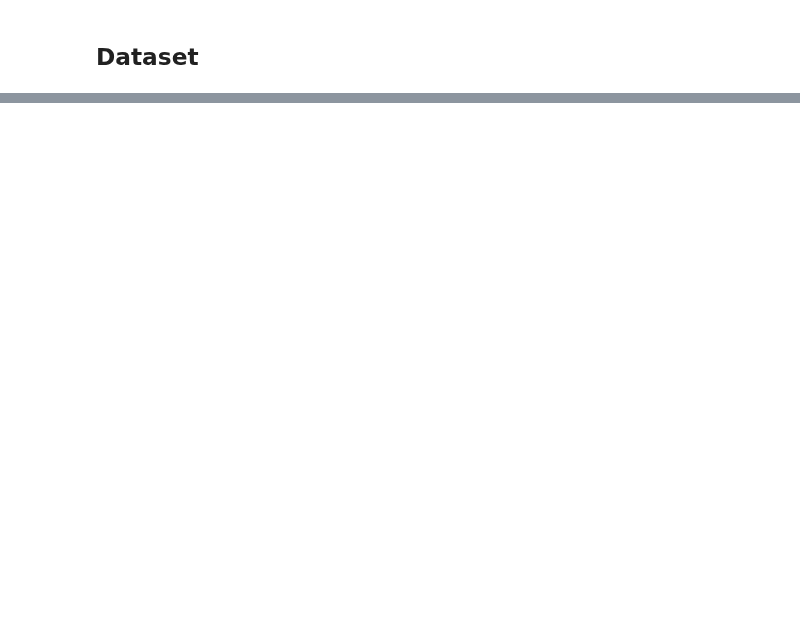
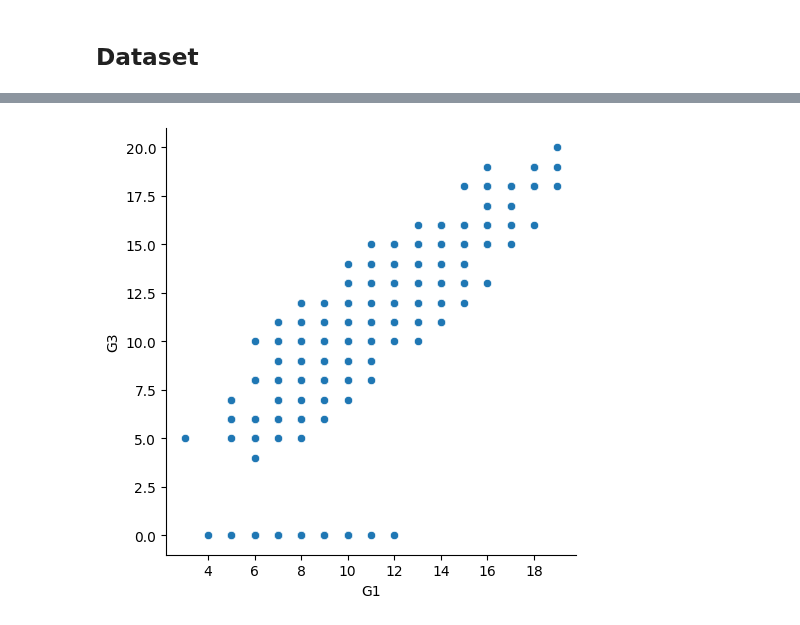
Before and after one commit to SyedaAnoosha/Data-Science-with-Python, a Jupyter notebook: Data Visualization Python/Seaborn/basic.ipynb, the cells around one changed output, grey strips where cells are left out. Cells and saved outputs as stored; diff of their text form; code cells hidden in the pictures; blank space fills up the shorter version.

Commit message:
student_data dataset explored

```diff
--- a/Data Visualization Python/Seaborn/basic.ipynb
+++ b/Data Visualization Python/Seaborn/basic.ipynb
@@ -75,0 +125,5 @@ plt.show()
+# %%
+sns.relplot(x="G1",y="G3",data=student_data,kind="scatter")
+plt.show()
+# %% [output]
+[figure, added]
```
Also changed, not shown: parts of 15 cells of this notebook.
